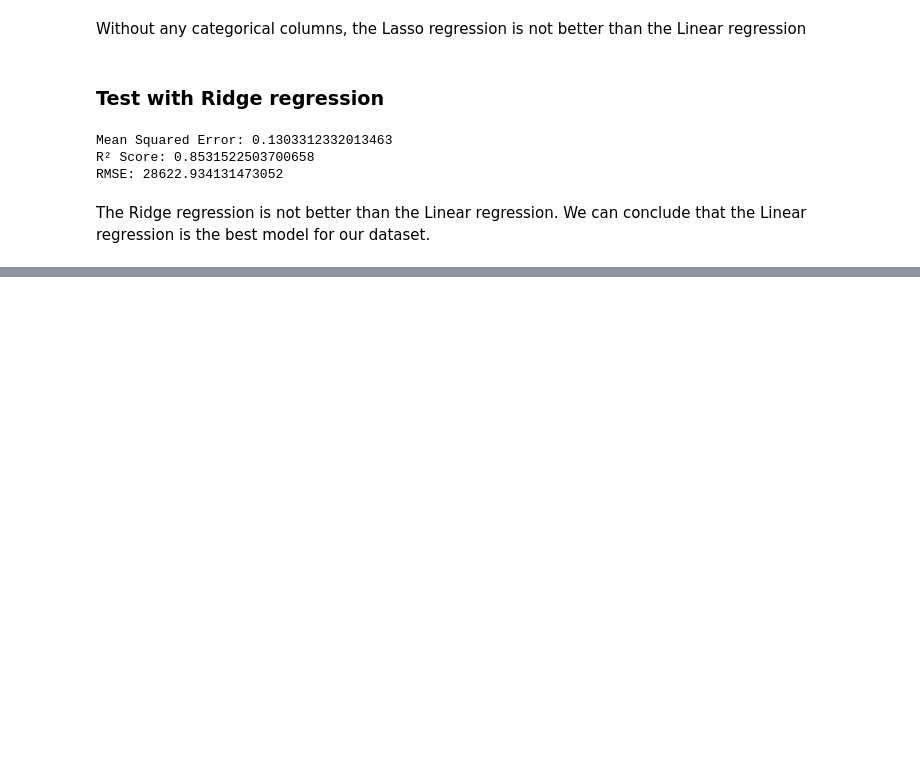
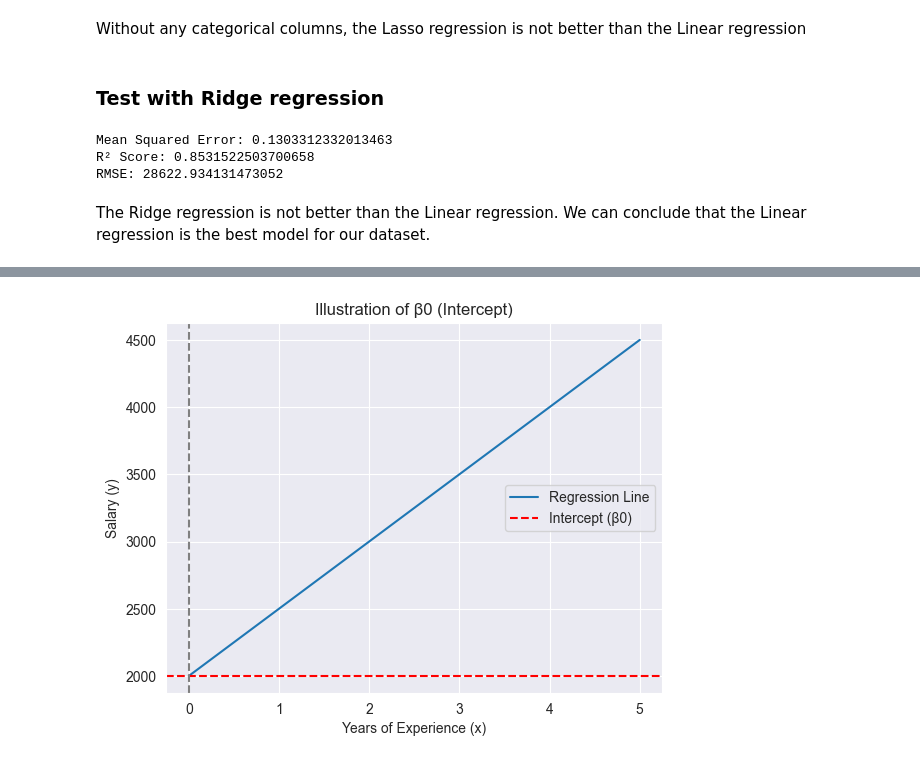
Before and after one commit to lombarma/HousePricePredicition, a Jupyter notebook: House_Price_Prediction_Exercises.ipynb, the cells around one changed output, grey strips where cells are left out. Cells and saved outputs as stored; diff of their text form; code cells hidden in the pictures; blank space fills up the shorter version.

```diff
--- a/House_Price_Prediction_Exercises.ipynb
+++ b/House_Price_Prediction_Exercises.ipynb
@@ -490,0 +524,21 @@ The Ridge regression is not better than the Linear regression. We can conclude t
+# %%
+import numpy as np
+import matplotlib.pyplot as plt
+
+# Define the line
+x = np.linspace(0, 5, 100)
+beta_0 = 2000  # Intercept
+beta_1 = 500   # Slope
+y = beta_0 + beta_1 * x
+
+# Plot
+plt.plot(x, y, label="Regression Line")
+plt.axhline(beta_0, color="red", linestyle="--", label="Intercept (β0)")
+plt.axvline(0, color="gray", linestyle="--")  # y-axis
+plt.xlabel("Years of Experience (x)")
+plt.ylabel("Salary (y)")
+plt.title("Illustration of β0 (Intercept)")
+plt.legend()
+plt.show()
+# %% [output]
+[figure, added]
```
Also changed, not shown: parts of 9 cells of this notebook, 6 other files.
